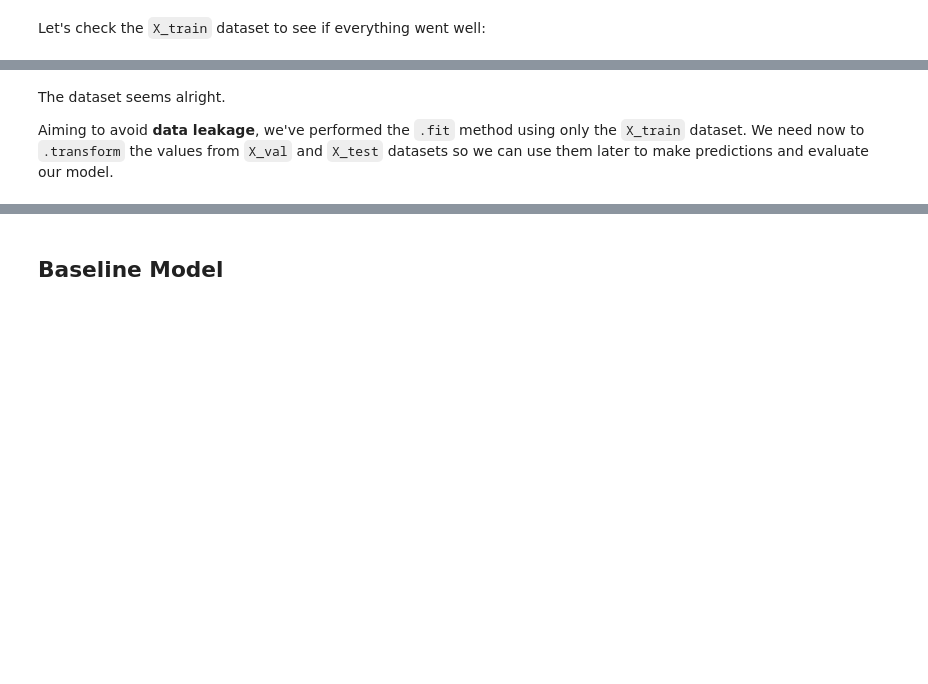
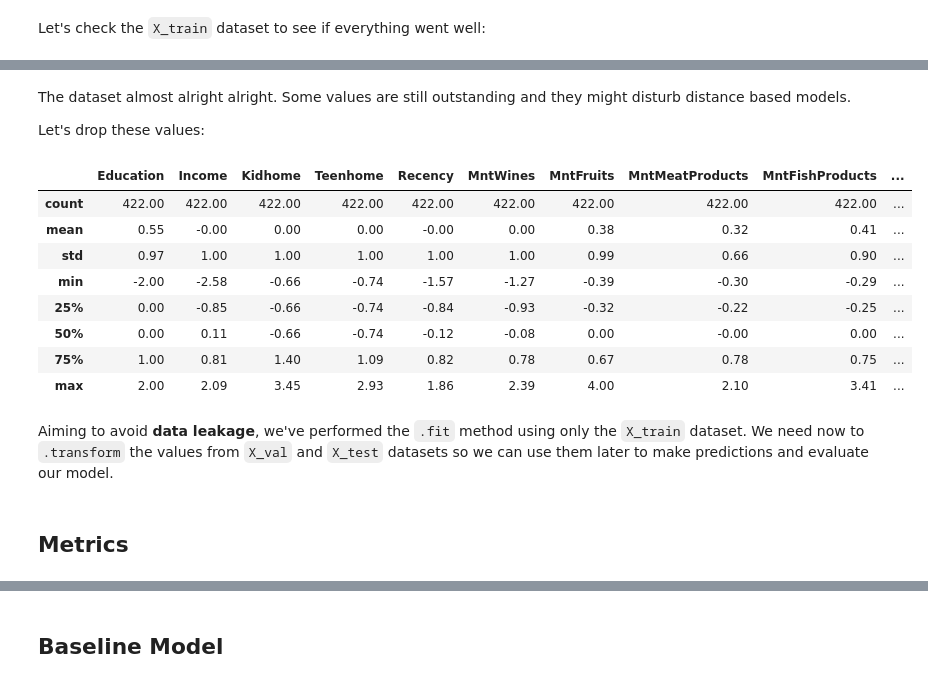
Before and after one commit to renanfmoises/consumer-behavior-analytics, a Jupyter notebook: notebooks/3.2 Consumer Behavior Analytics - Data Modelling - customers_exposed.ipynb, the cells around one changed output, grey strips where cells are left out. Cells and saved outputs as stored; diff of their text form; code cells hidden in the pictures; blank space fills up the shorter version.

```diff
--- a/notebooks/3.2 Consumer Behavior Analytics - Data Modelling - customers_exposed.ipynb
+++ b/notebooks/3.2 Consumer Behavior Analytics - Data Modelling - customers_exposed.ipynb
@@ -391,6 +362,28 @@ round(X_train_scaled.describe(), 2)
+# %% [markdown]
+The dataset almost alright alright. Some values are still outstanding and they might disturb distance based models.
+
+Let's drop these values:
+# %%
+idx_avg_ticket_to_drop = (X_train_scaled[X_train_scaled['Avg_Ticket'] > \
+                                                 np.percentile(X_train_scaled['Avg_Ticket'], 99)].\
+                          sort_values('Avg_Ticket', ascending = False).head(2)).index
+idx_avg_ticket_to_drop
+
+for df in [X_train, X_train_scaled, y_train]:
+    df.drop(idx_avg_ticket_to_drop, inplace = True)
+
+round(X_train_scaled.describe(), 2)
+# %% [output]
+|  | Education | Income | Kidhome | Teenhome | Recency | MntWines | MntFruits | MntMeatProducts | MntFishProducts | ... |
+| count | 422.00 | 422.00 | 422.00 | 422.00 | 422.00 | 422.00 | 422.00 | 422.00 | 422.00 | ... |
+| mean | 0.55 | -0.00 | 0.00 | 0.00 | -0.00 | 0.00 | 0.38 | 0.32 | 0.41 | ... |
+| std | 0.97 | 1.00 | 1.00 | 1.00 | 1.00 | 1.00 | 0.99 | 0.66 | 0.90 | ... |
+| min | -2.00 | -2.58 | -0.66 | -0.74 | -1.57 | -1.27 | -0.39 | -0.30 | -0.29 | ... |
+| 25% | 0.00 | -0.85 | -0.66 | -0.74 | -0.84 | -0.93 | -0.32 | -0.22 | -0.25 | ... |
+| 50% | 0.00 | 0.11 | -0.66 | -0.74 | -0.12 | -0.08 | 0.00 | -0.00 | 0.00 | ... |
+| 75% | 1.00 | 0.81 | 1.40 | 1.09 | 0.82 | 0.78 | 0.67 | 0.78 | 0.75 | ... |
+| max | 2.00 | 2.09 | 3.45 | 2.93 | 1.86 | 2.39 | 4.00 | 2.10 | 3.41 | ... |
 # %% [markdown]
-The dataset seems alright.
-
 Aiming to avoid **data leakage**, we've performed the `.fit` method using only the `X_train` dataset. We need now to `.transform` the values from `X_val` and `X_test` datasets so we can use them later to make predictions and evaluate our model.
 # %%
 # Transforming x_val and x_test with scalers from X_train
@@ -417 +415,3 @@ X_test.to_csv('../data/tests_sets/X_test-customers_exposed.csv', header = True,
 y_test.to_csv('../data/tests_sets/y_test-customers_exposed.csv', header = True, index = False)
+# %% [markdown]
+## Metrics
```
Also changed, not shown: parts of 48 cells of this notebook, 53 other files.
